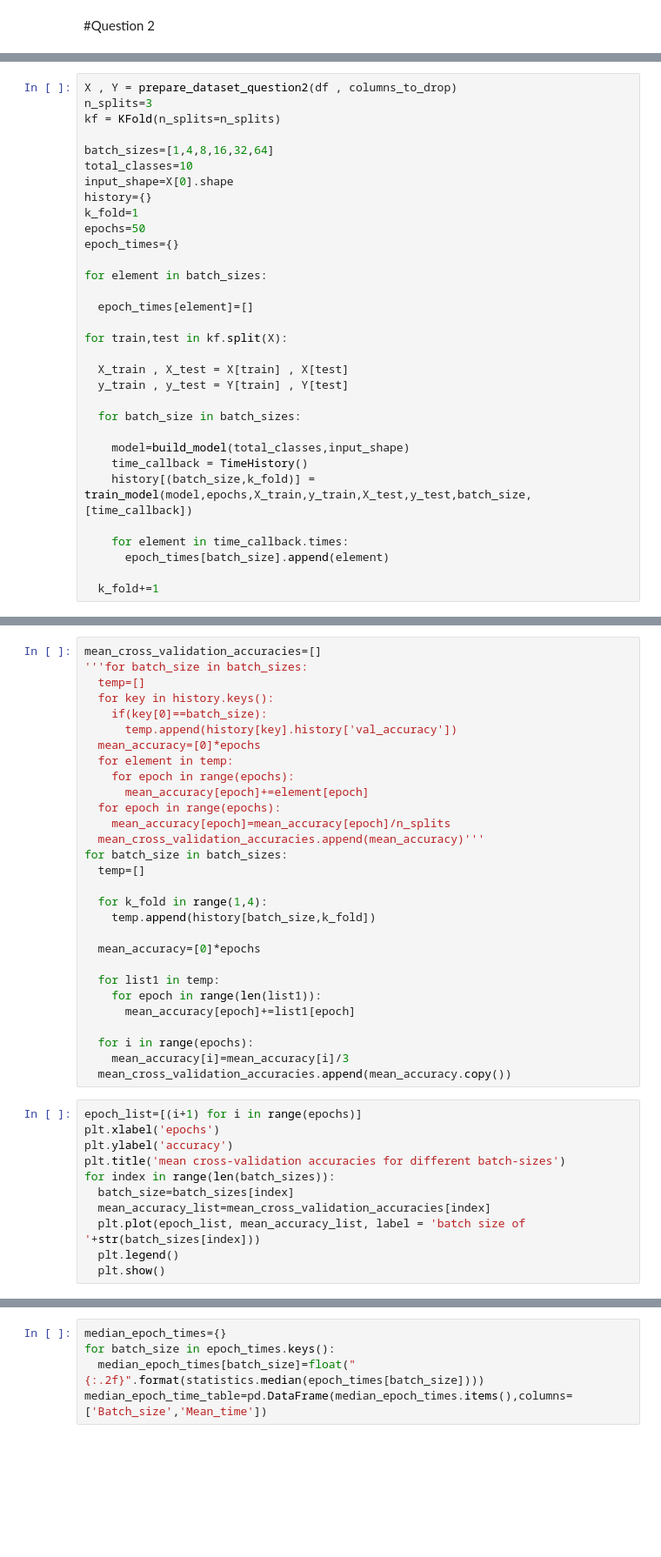
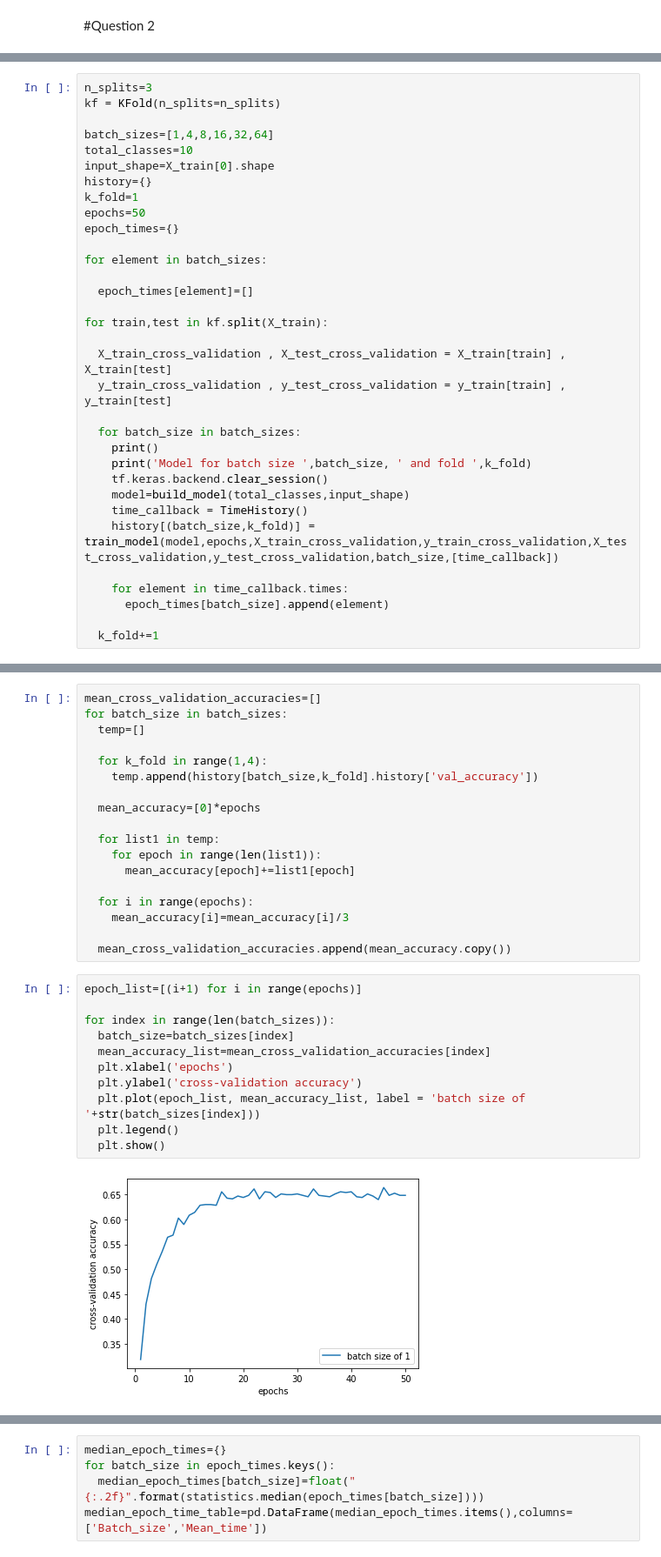
Before and after one commit to kirath2205/Neural-Network-Assignment-1, a Jupyter notebook: start_1a.ipynb, the cells around one changed output, grey strips where cells are left out. Shown: that part at 87% size. Saved outputs shown, nothing was run; the diff lists cells and outputs as text; blank space fills up the shorter version.

```diff
--- a/start_1a.ipynb
+++ b/start_1a.ipynb
@@ -131,13 +137,12 @@ class TimeHistory(keras.callbacks.Callback):
     def on_epoch_end(self, batch, logs={}):
         self.times.append(time.time() - self.epoch_time_start)
 # %%
-X , Y = prepare_dataset_question2(df , columns_to_drop)
 n_splits=3
 kf = KFold(n_splits=n_splits)
 
 batch_sizes=[1,4,8,16,32,64]
 total_classes=10
-input_shape=X[0].shape
+input_shape=X_train[0].shape
 history={}
 k_fold=1
 epochs=50
@@ -147,16 +152,18 @@ for element in batch_sizes:
 
   epoch_times[element]=[]
 
-for train,test in kf.split(X):
+for train,test in kf.split(X_train):
 
-  X_train , X_test = X[train] , X[test]
-  y_train , y_test = Y[train] , Y[test]
+  X_train_cross_validation , X_test_cross_validation = X_train[train] , X_train[test]
+  y_train_cross_validation , y_test_cross_validation = y_train[train] , y_train[test]
 
   for batch_size in batch_sizes:
-
+    print()
+    print('Model for batch size ',batch_size, ' and fold ',k_fold)
+    tf.keras.backend.clear_session()
     model=build_model(total_classes,input_shape)
     time_callback = TimeHistory()
-    history[(batch_size,k_fold)] = train_model(model,epochs,X_train,y_train,X_test,y_test,batch_size,[time_callback])
+    history[(batch_size,k_fold)] = train_model(model,epochs,X_train_cross_validation,y_train_cross_validation,X_test_cross_validation,y_test_cross_validation,batch_size,[time_callback])
 
     for element in time_callback.times:
       epoch_times[batch_size].append(element)
@@ -165,22 +192,10 @@ for train,test in kf.split(X):
 # %%
 mean_cross_validation_accuracies=[]
-'''for batch_size in batch_sizes:
-  temp=[]
-  for key in history.keys():
-    if(key[0]==batch_size):
-      temp.append(history[key].history['val_accuracy'])
-  mean_accuracy=[0]*epochs
-  for element in temp:
-    for epoch in range(epochs):
-      mean_accuracy[epoch]+=element[epoch]
-  for epoch in range(epochs):
-    mean_accuracy[epoch]=mean_accuracy[epoch]/n_splits
-  mean_cross_validation_accuracies.append(mean_accuracy)'''
 for batch_size in batch_sizes:
   temp=[]
 
   for k_fold in range(1,4):
-    temp.append(history[batch_size,k_fold])
+    temp.append(history[batch_size,k_fold].history['val_accuracy'])
 
   mean_accuracy=[0]*epochs
 
@@ -190,15 +205,18 @@ for batch_size in batch_sizes:
 
   for i in range(epochs):
     mean_accuracy[i]=mean_accuracy[i]/3
+
   mean_cross_validation_accuracies.append(mean_accuracy.copy())
 # %%
 epoch_list=[(i+1) for i in range(epochs)]
-plt.xlabel('epochs')
-plt.ylabel('accuracy')
-plt.title('mean cross-validation accuracies for different batch-sizes')
+
 for index in range(len(batch_sizes)):
   batch_size=batch_sizes[index]
   mean_accuracy_list=mean_cross_validation_accuracies[index]
+  plt.xlabel('epochs')
+  plt.ylabel('cross-validation accuracy')
   plt.plot(epoch_list, mean_accuracy_list, label = 'batch size of '+str(batch_sizes[index]))
   plt.legend()
   plt.show()
+# %% [output]
+[figure, added]
```
Also changed, not shown: parts of 18 cells of this notebook.
